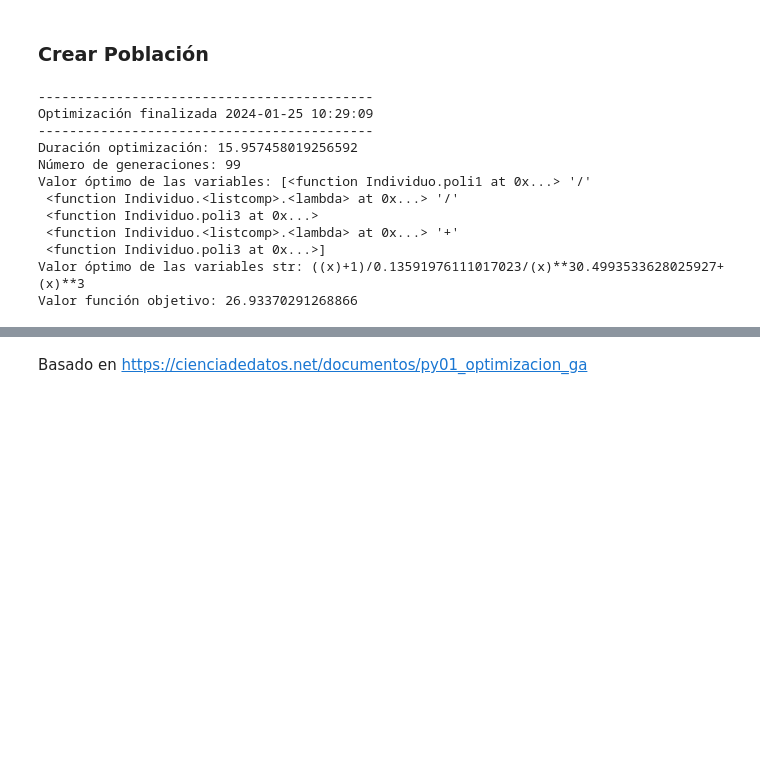
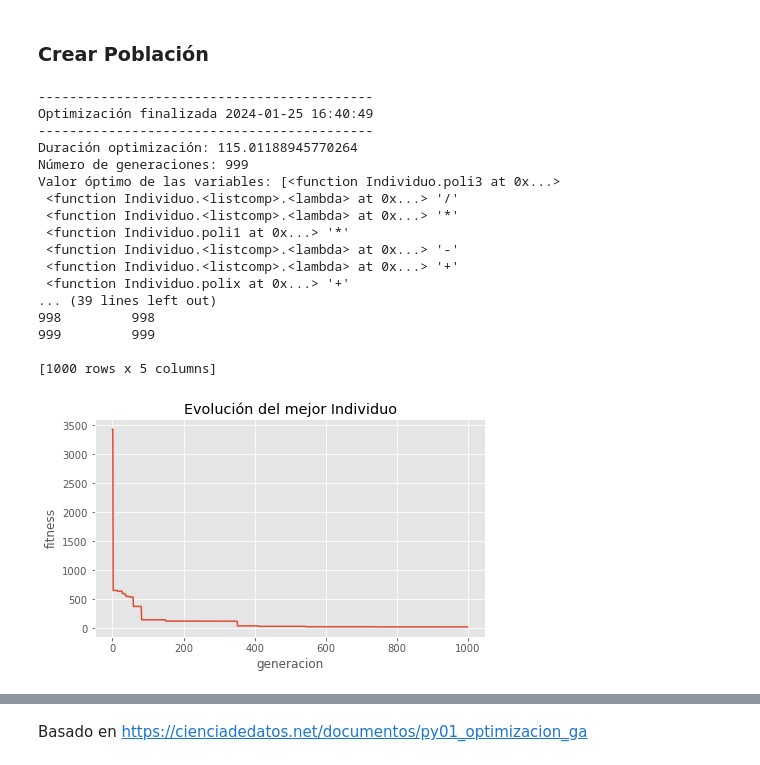
Before and after one commit to AntoCist/Practica_de_verano_2024, a Jupyter notebook: GA_class.ipynb, the cells around one changed output, grey strips where cells are left out. Drawn from its saved outputs; the diff is of its cells as text; code cells hidden in the pictures; blank space fills up the shorter version.

```diff
--- a/GA_class.ipynb
+++ b/GA_class.ipynb
@@ -250,6 +254,8 @@ class Poblacion:
         self.valor_variables_optimo = None
         # Valor de función objetivo del mejor individuo de todas las generaciones
         self.valor_funcion_optimo = None
+        #######################################
+        self.mejor_valor_funcion_acumulado = []
 
         # SE CREAN LOS INDIVIDUOS DE LA POBLACIÓN Y SE ALMACENAN
         # ----------------------------------------------------------------------
@@ -336,6 +342,7 @@ class Poblacion:
         self.mejor_fitness = self.mejor_individuo.fitness
         self.mejor_valor_variables = self.mejor_individuo.valor_variables
         self.mejor_valor_funcion = self.mejor_individuo.valor_funcion
+        self.mejor_valor_funcion_acumulado.append(self.mejor_valor_funcion)
 
         # INFORMACIÓN DEL PROCESO (VERBOSE)
         # ----------------------------------------------------------------------
@@ -346,6 +353,8 @@ class Poblacion:
             print("Mejor fitness encontrado : " + str(self.mejor_fitness))
             print("Valor de la función objetivo: " \
                 + str(self.mejor_valor_funcion))
+            print("Valor de la función objetivo acumulado:" \
+                + str(self.mejor_valor_funcion_acumulado))
             print("Mejor valor de variables encontrado : "
                 + str(self.mejor_valor_variables))
             print("")
@@ -485,12 +494,13 @@ class Poblacion:
                                     return_indices   = True,
                                     verbose          = verbose_seleccion
                                  )
+
             # Cruzar parentales para obtener la descendencia
             descendencia = self.cruzar_individuos(
                             parental_1 = indice_parentales[0],
                             parental_2 = indice_parentales[1],
                             verbose    = verbose_cruce
-                           )
+                        )
             # Mutar la descendencia
             descendencia.mutar(
                 grammar = grammar,
@@ -640,7 +650,7 @@ class Poblacion:
         self.resultados_df = pd.DataFrame(
             {
             "mejor_fitness"        : self.historico_mejor_fitness,
-            "mejor_valor_funcion"  : self.historico_mejor_fitness,
+            "mejor_valor_funcion"  : self.historico_mejor_valor_funcion,
             "mejor_valor_variables": self.historico_mejor_valor_variables,
             "diferencia_abs"       : self.diferencia_abs
             }
@@ -656,6 +666,7 @@ class Poblacion:
         print("Valor óptimo de las variables: " + str(self.valor_variables_optimo))
         print("Valor óptimo de las variables str: " + str(self.valor_variables_optimo_str))
         print("Valor función objetivo: " + str(self.valor_funcion_optimo))
+        print(self.resultados_df)
         print("")
 # %% [markdown]
 ## Creación best-fit function
@@ -700,31 +707,50 @@ Valor variables: [<function Individuo.<listcomp>.<lambda> at 0x...>, '-', <funct
 # %%
 poblacion = Poblacion( grammar, operaciones,
-                n_individuos = 50,
-                n_variables  = 8,
+                n_individuos = 20,
+                n_variables  = 14,
                 verbose      = False
             )
 
 poblacion.optimizar( grammar, operaciones,
-    n_generaciones     = 100,
+    n_generaciones     = 1000,
     elitismo           = 0.1,
-    tasa_mutacion      = 0.05,
+    tasa_mutacion      = 0.5,
     rondas_parada      = 10,
     tolerancia_parada  = 10**-16,
-    verbose            = False
+    verbose=False,
+    verbose_nueva_generacion=False,
+    verbose_seleccion=False, verbose_cruce=False,
+    verbose_mutacion=False, verbose_evaluacion=False
 )
 # %% [output]
 -------------------------------------------
-Optimización finalizada 2024-01-25 10:29:09
+Optimización finalizada 2024-01-25 16:40:49
 -------------------------------------------
-Duración optimización: 15.957458019256592
-Número de generaciones: 99
-Valor óptimo de las variables: [<function Individuo.poli1 at 0x...> '/'
+Duración optimización: 115.01188945770264
+Número de generaciones: 999
+Valor óptimo de las variables: [<function Individuo.poli3 at 0x...>
  <function Individuo.<listcomp>.<lambda> at 0x...> '/'
- <function Individuo.poli3 at 0x...>
+ <function Individuo.<listcomp>.<lambda> at 0x...> '*'
+ <function Individuo.poli1 at 0x...> '*'
+ <function Individuo.<listcomp>.<lambda> at 0x...> '-'
  <function Individuo.<listcomp>.<lambda> at 0x...> '+'
- <function Individuo.poli3 at 0x...>]
-Valor óptimo de las variables str: ((x)+1)/0.13591976111017023/(x)**30.4993533628025927+(x)**3
-Valor función objetivo: 26.93370291268866
+ <function Individuo.polix at 0x...> '+'
+... (39 lines left out)
+998         998
+999         999
+
+[1000 rows x 5 columns]
+# %%
+# Evolución de la optimización
+plt.style.use('ggplot')
+fig, ax = plt.subplots(figsize=(7, 4))
+poblacion.resultados_df.plot(x = "generacion",
+                             y = "mejor_valor_funcion",
+                             ax= ax)
+ax.set(title='Evolución del mejor Individuo', xlabel='generacion', ylabel='fitness')
+ax.legend().set_visible(False)
+# %% [output]
+[figure, added]
 # %%
 '''
 In order to graph the theoretical function, H(z) is defined.
```
Also changed, not shown: parts of 5 cells of this notebook, 1 other file.
